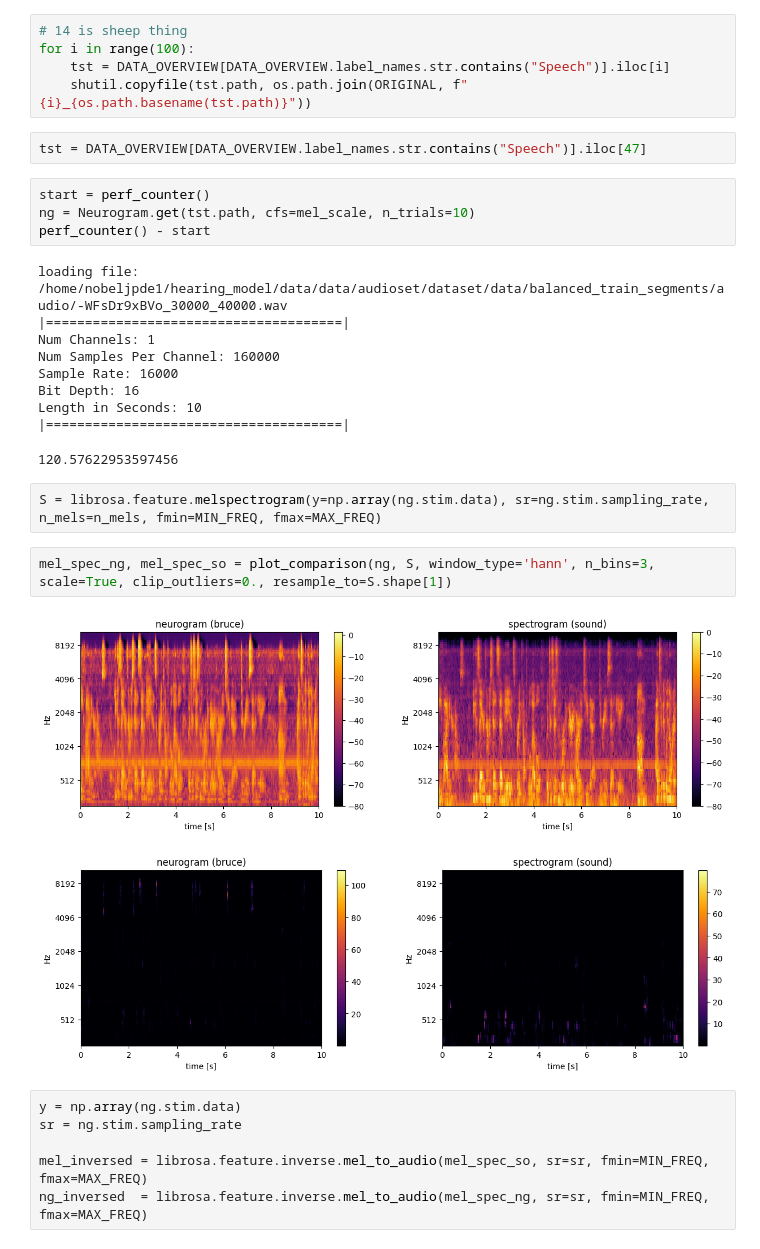
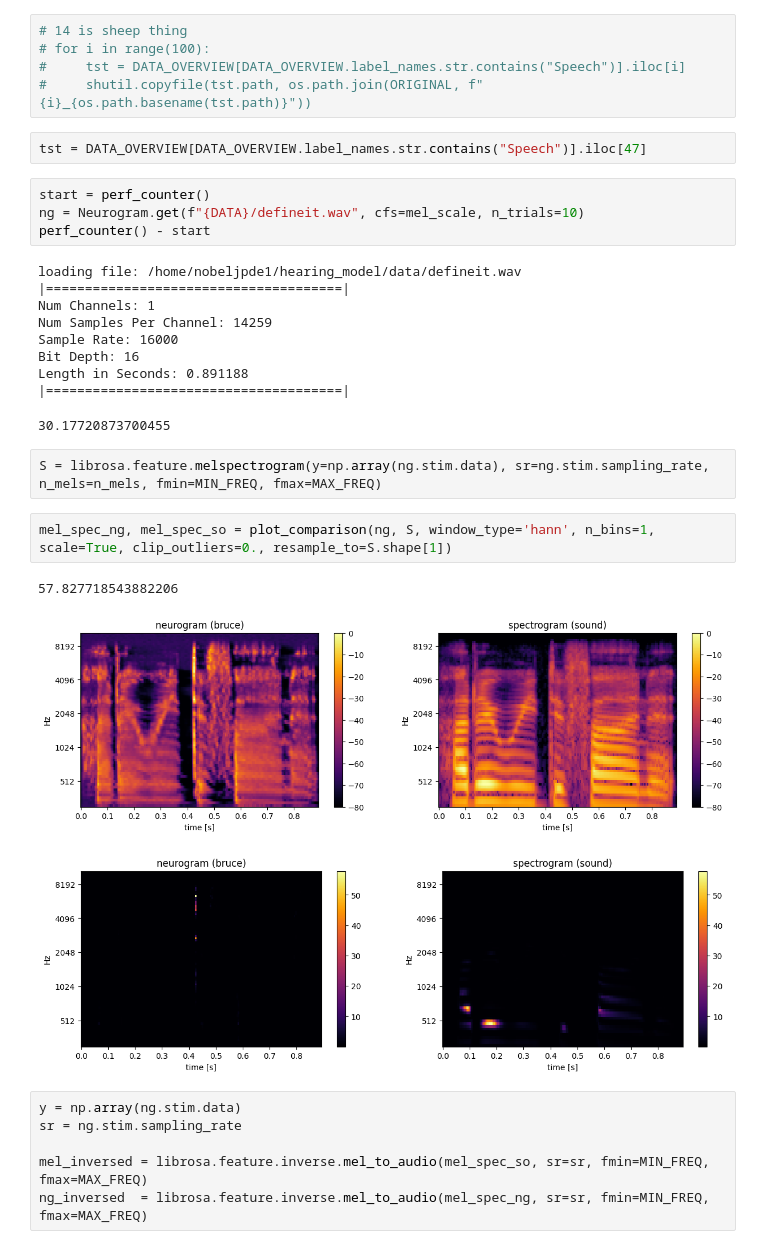
Before and after one commit to jacobdenobel/brucezilany, a Jupyter notebook: scripts/neurogram.ipynb, the cells around one changed output. Cells and saved outputs as stored; diff of their text form.

```diff
--- a/scripts/neurogram.ipynb
+++ b/scripts/neurogram.ipynb
@@ -172,32 +173,33 @@ def plot_comparison(ng, S, window_size = 2048, hop_length = None, **kwargs):
     return mel_spec_ng, mel_spec_so
 # %%
 # 14 is sheep thing
-for i in range(100):
-    tst = DATA_OVERVIEW[DATA_OVERVIEW.label_names.str.contains("Speech")].iloc[i]
-    shutil.copyfile(tst.path, os.path.join(ORIGINAL, f"{i}_{os.path.basename(tst.path)}"))
+# for i in range(100):
+#     tst = DATA_OVERVIEW[DATA_OVERVIEW.label_names.str.contains("Speech")].iloc[i]
+#     shutil.copyfile(tst.path, os.path.join(ORIGINAL, f"{i}_{os.path.basename(tst.path)}"))
 # %%
 tst = DATA_OVERVIEW[DATA_OVERVIEW.label_names.str.contains("Speech")].iloc[47]
 # %%
 start = perf_counter()
-ng = Neurogram.get(tst.path, cfs=mel_scale, n_trials=10)
+ng = Neurogram.get(f"{DATA}/defineit.wav", cfs=mel_scale, n_trials=10)
 perf_counter() - start
 # %% [output]
-loading file: /home/nobeljpde1/hearing_model/data/data/audioset/dataset/data/balanced_train_segments/audio/-WFsDr9xBVo_30000_40000.wav
+loading file: /home/nobeljpde1/hearing_model/data/defineit.wav
 |======================================|
 Num Channels: 1
-Num Samples Per Channel: 160000
+Num Samples Per Channel: 14259
 Sample Rate: 16000
 Bit Depth: 16
-Length in Seconds: 10
+Length in Seconds: 0.891188
 |======================================|
-120.57622953597456
+30.17720873700455
 # %%
 S = librosa.feature.melspectrogram(y=np.array(ng.stim.data), sr=ng.stim.sampling_rate, n_mels=n_mels, fmin=MIN_FREQ, fmax=MAX_FREQ)
 # %%
-mel_spec_ng, mel_spec_so = plot_comparison(ng, S, window_type='hann', n_bins=3, scale=True, clip_outliers=0., resample_to=S.shape[1])
+mel_spec_ng, mel_spec_so = plot_comparison(ng, S, window_type='hann', n_bins=1, scale=True, clip_outliers=0., resample_to=S.shape[1])
 # %% [output]
+57.827718543882206
-[figure, old version]
+[figure, new version]
-[figure, old version]
+[figure, new version]
 # %%
 y = np.array(ng.stim.data)
 sr = ng.stim.sampling_rate
```
Also changed, not shown: parts of 2 cells of this notebook.
